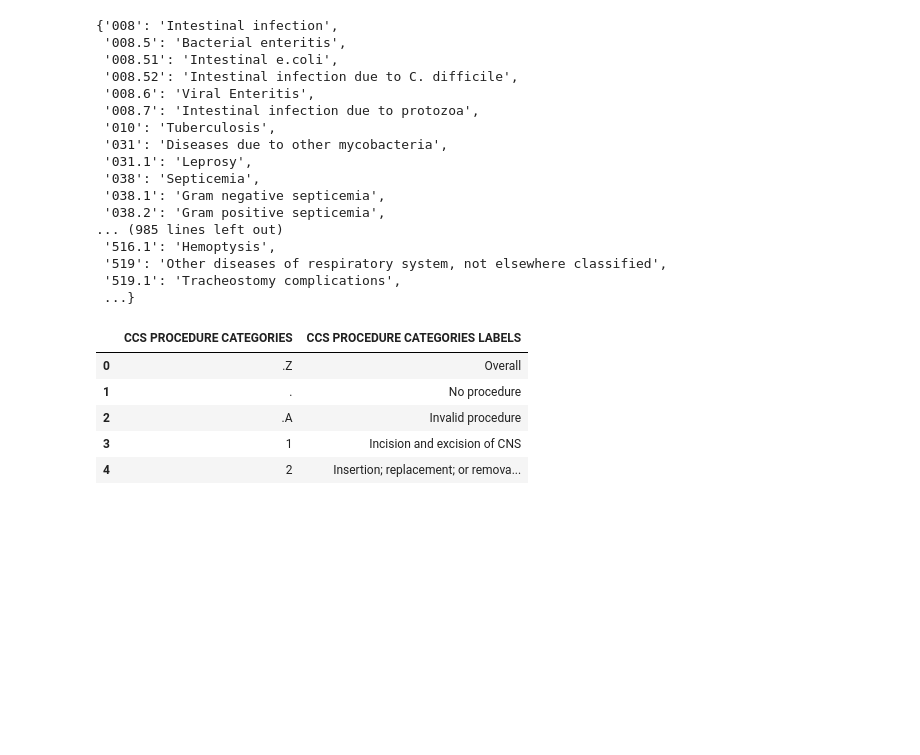
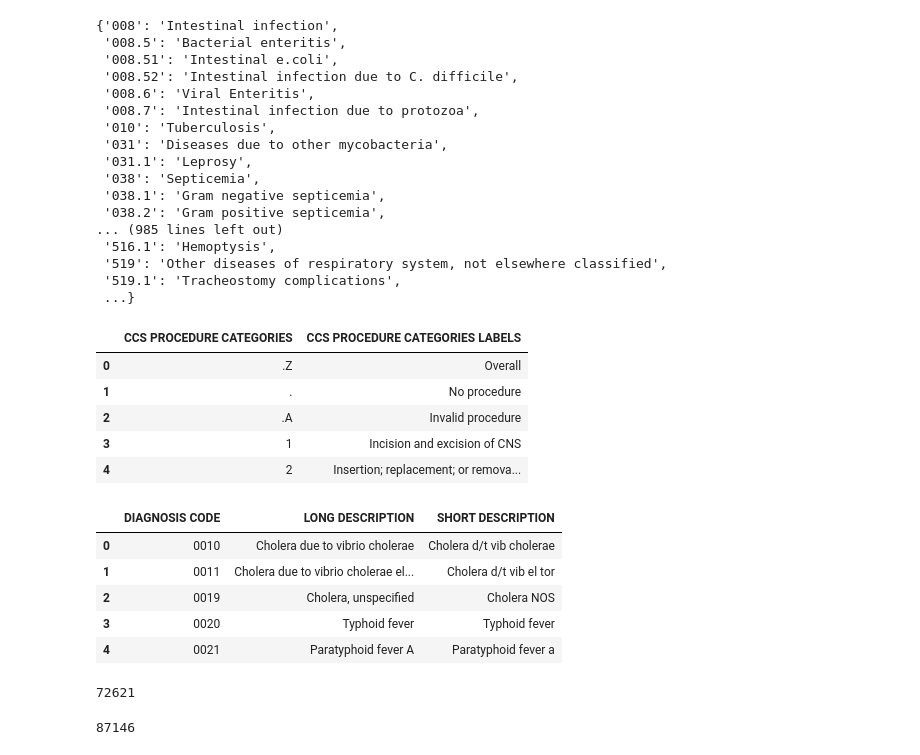
Before and after one commit to mam02Sema4/mappings-between-NDC2RXCUI-and-ICD2PheWas, a Jupyter notebook: notebooks/map_names.ipynb, the cells around one changed output. Saved outputs shown, nothing was run; the diff lists cells and outputs as text; code cells hidden in the pictures; blank space fills up the shorter version.

```diff
--- a/notebooks/map_names.ipynb
+++ b/notebooks/map_names.ipynb
@@ -72,0 +76,26 @@ pkl_dump(ccs2name, "../resources/ccs2ccsname.pkl")
+# %%
+df1 = pd.read_excel("../raw_data/CMS32_DESC_LONG_SHORT_DX.xlsx")
+df1.head()
+# %% [output]
+|  | DIAGNOSIS CODE | LONG DESCRIPTION | SHORT DESCRIPTION |
+| 0 | 0010 | Cholera due to vibrio cholerae | Cholera d/t vib cholerae |
+| 1 | 0011 | Cholera due to vibrio cholerae el... | Cholera d/t vib el tor |
+| 2 | 0019 | Cholera, unspecified | Cholera NOS |
+| 3 | 0020 | Typhoid fever | Typhoid fever |
+| 4 | 0021 | Paratyphoid fever A | Paratyphoid fever a |
+# %%
+i10name = dict()
+
+with open("../raw_data/icd10cm_codes_2021.txt", "r") as f:
+    lines = f.readlines()
+
+for line in lines:
+    info = line.split(" ")
+    code = info[0].replace(".", "")
+    text = " ".join(info[1:]).strip()
+
+    i10name[code] = text
+
+len(i10name)
+# %% [output]
+72621
@@ -72,0 +112,4 @@ pkl_dump(ccs2name, "../resources/ccs2ccsname.pkl")
+# %%
+len(icd2name)
+# %% [output]
+87146
```
Also changed, not shown: parts of 3 cells of this notebook, 1 other file.
